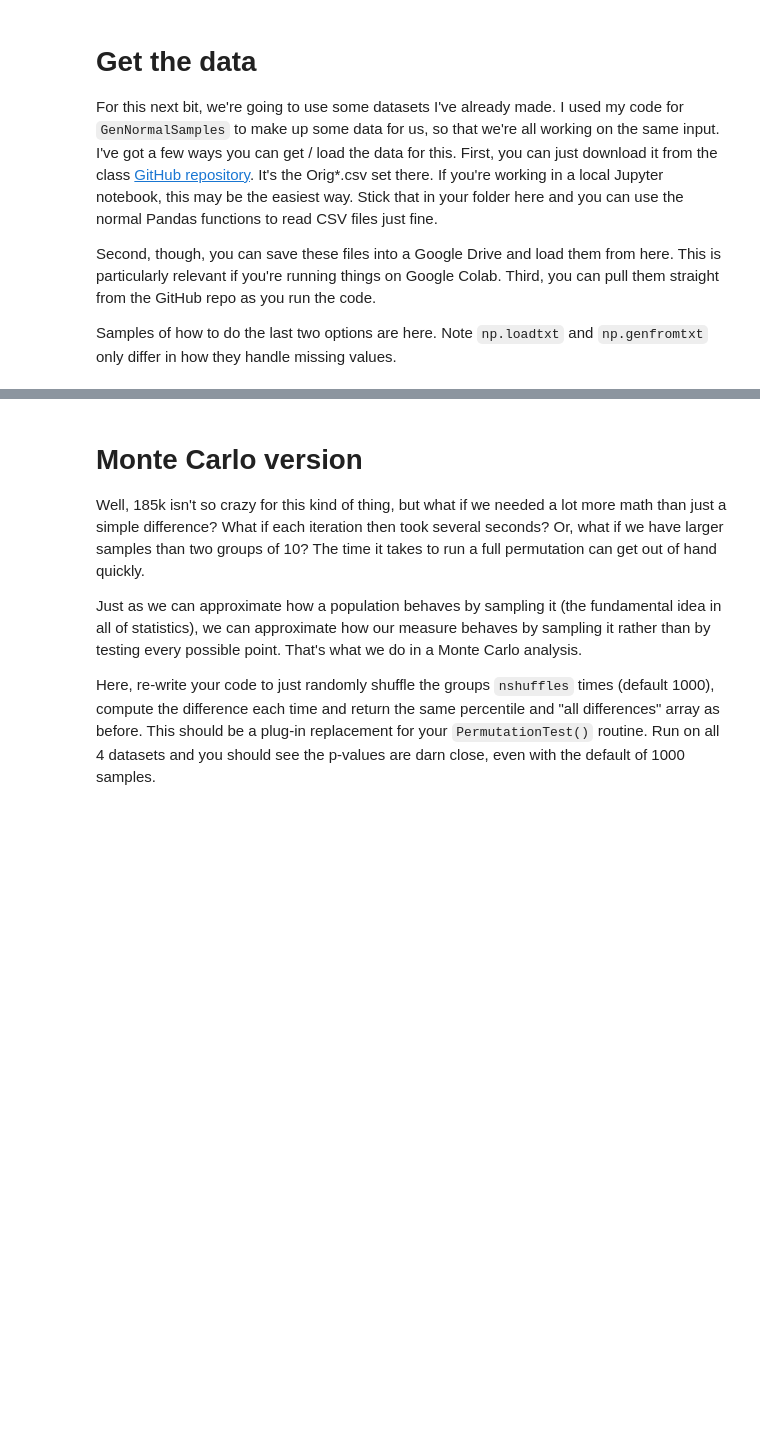
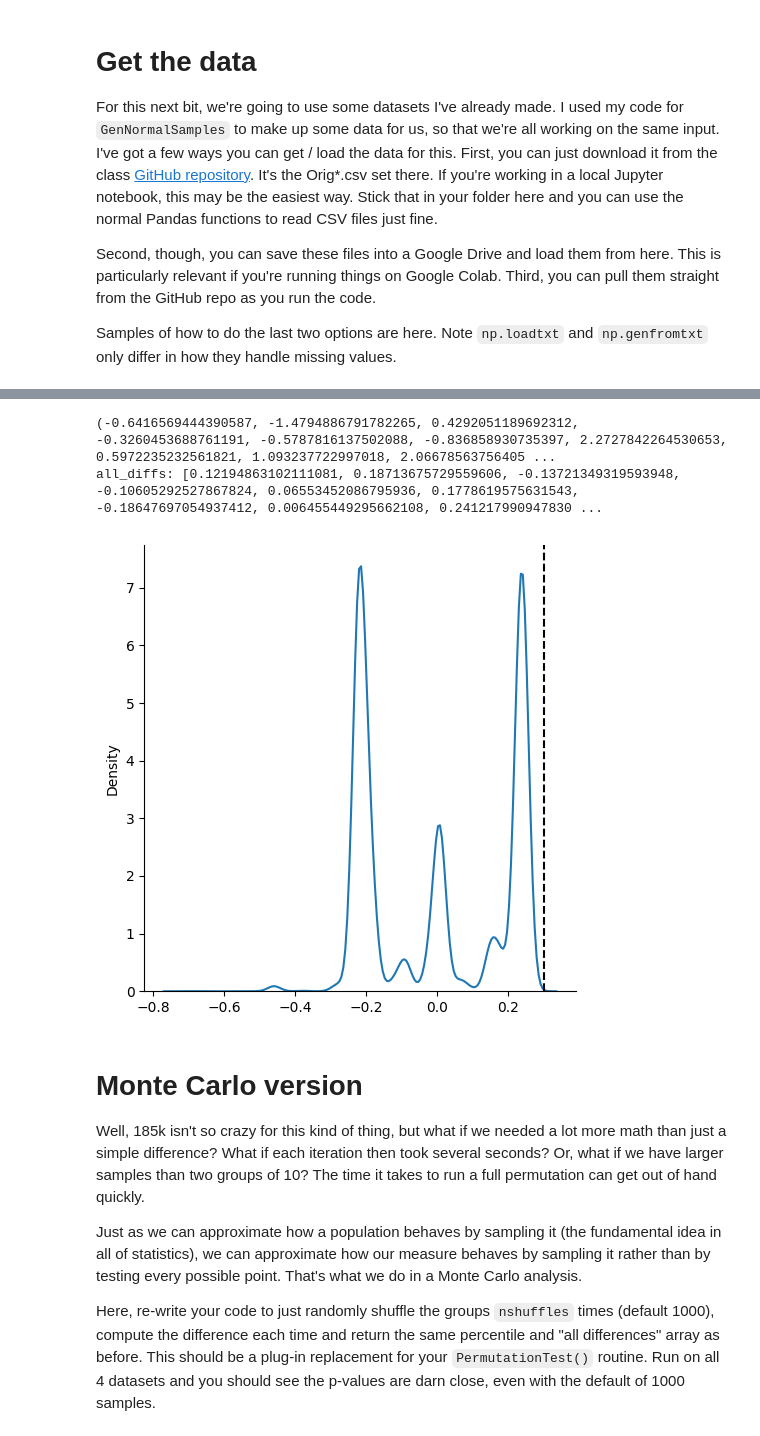
Before and after one commit to rochellekaper/n247_spring2025, a Jupyter notebook: ProblemSets/N247 Pset 9.2 - Stats And Permutation.ipynb, the cells around one changed output, grey strips where cells are left out. Saved outputs shown, nothing was run; the diff lists cells and outputs as text; code cells hidden in the pictures; blank space fills up the shorter version.

```diff
--- a/ProblemSets/N247 Pset 9.2 - Stats And Permutation.ipynb
+++ b/ProblemSets/N247 Pset 9.2 - Stats And Permutation.ipynb
@@ -108,3 +74,67 @@ print(f'Effect, skew p={ptile:.3f}\n')
+# %%
+from scipy.stats import ttest_ind
+import itertools
+from math import factorial
+import numpy as np
+import seaborn as sns
+def PermutationPlot(all_diffs, orig_diff=None):
+    # Handy function to plot the output of your PertmutationTest call
+    g=sns.displot(all_diffs,kind='kde')
+    if orig_diff:
+        g.refline(x=orig_diff,color='k')
+
+def PermutationTest(data,tails=2,verbose=False):
+    '''iterates over all permutations of putting half (10) of the observations in one group
+    and the other half (10) in the other group.  So, for each iteration, compute the mean in each group,
+      compute the difference between these, and store that in an array (orig_diff).
+       return the percentile for the original group-assignment difference (p_tile).
+At the end, return the percentile for the original group-assignment difference.
+If, for example, your original difference in means was 5 and there were 2340 values in your "all differences" array that were greater than 5,
+ the percentile would be 2340/184756 or 0.0127 when considered "one-tailed".  To make this a two-tailed test, you'd take the absolute value of
+ the original difference and count how many times the absolute value of your "all differences" array was greater than this, dividing again by the
+   total number of permutations. '''
+
+    npergroup=data.shape[0]
+    ntotal=data.shape[0]* data.shape[1]
+    orig_diff = np.mean(data[:,0]-data[:,1])
+    data = data.flatten()
+    all_combinations = list(itertools.combinations(data, npergroup))
+    print(all_combinations[0], all_combinations[1])
+
+    #for each iteration compute mean in each group & then difference between these means.
+    all_diffs = [np.mean(all_combinations[i]) - np.mean(all_combinations[i+1]) for i in range(len(all_combinations)-1)]
+    print("all_diffs:",all_diffs)
+
+    bigger = 0
+    for n in all_diffs:
+        if abs(n) > abs(orig_diff):
+            bigger += 1
+
+    ptile = bigger / len(all_combinations)
+
+
+    return ptile,orig_diff,all_diffs
+
+
+# Start by commenting out all but one of these analyses until you've got things going.
+ptile,orig_diff,all_diffs=PermutationTest(OrigNullNorm)
+print(f'Null, normal p={ptile:.3f}\n')
+PermutationPlot(all_diffs,orig_diff)
+# all_diffs
+
+# ptile,orig_diff,all_diffs=PermutationTest(OrigNullSkew)
+# print(f'Null effect, skew p={ptile:.3f}\n')
+# PermutationPlot(all_diffs,orig_diff)
+
+# ptile,orig_diff,all_diffs=PermutationTest(OrigNorm)
+# print(f'Effect, normal p={ptile:.3f}\n')
+
+# ptile,orig_diff,all_diffs=PermutationTest(OrigSkew)
+# print(f'Effect, skew p={ptile:.3f}\n')
+# %% [output]
+(-0.6416569444390587, -1.4794886791782265, 0.4292051189692312, -0.3260453688761191, -0.5787816137502088, -0.836858930735397, 2.2727842264530653, 0.5972235232561821, 1.093237722997018, 2.06678563756405 ...
+all_diffs: [0.12194863102111081, 0.18713675729559606, -0.13721349319593948, -0.10605292527867824, 0.06553452086795936, 0.1778619575631543, -0.18647697054937412, 0.006455449295662108, 0.241217990947830 ...
+[figure, added]
 # %% [markdown]
 # Monte Carlo version
 Well, 185k isn't so crazy for this kind of thing, but what if we needed a lot more math than just a simple difference? What if each iteration then took several seconds?  Or, what if we have larger samples than two groups of 10?  The time it takes to run a full permutation can get out of hand quickly.
```
Also changed, not shown: parts of 3 cells of this notebook, 1 other file.
